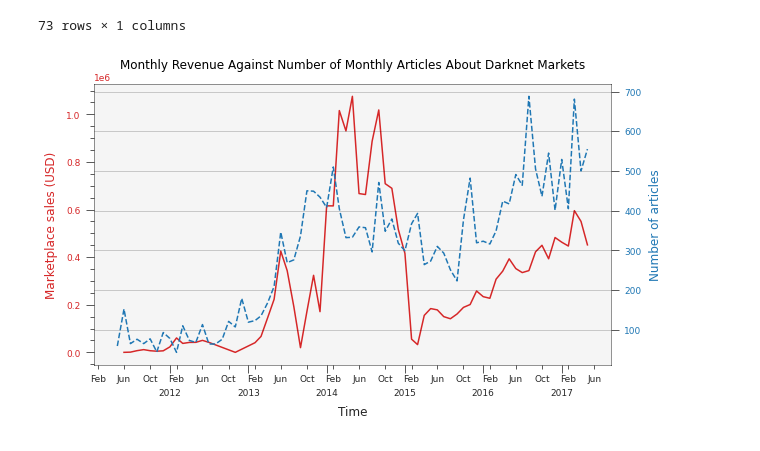
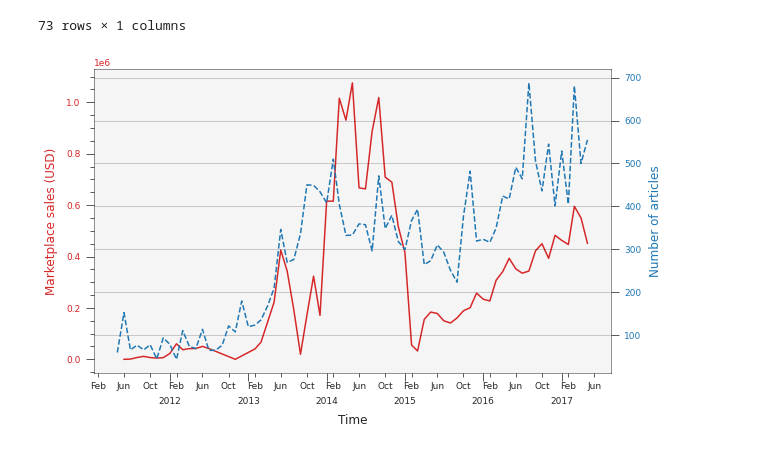
Before and after one commit to x0rz3q/WM0824TU, a Jupyter notebook: src/deliverable3/RQ1.ipynb, the cells around one changed output. Drawn from its saved outputs; the diff is of its cells as text; code cells hidden in the pictures.

```diff
--- a/src/deliverable3/RQ1.ipynb
+++ b/src/deliverable3/RQ1.ipynb
@@ -195,37 +195,37 @@ ax1.plot(x1, y1, color=color)
 ax1.tick_params(axis='y', labelcolor=color)
 ax1.set_facecolor('#f5f5f5')
 plt.grid()
-ax1.set_title("Monthly Revenue Against Number of Monthly Articles About Darknet Markets")
+# ax1.set_title("Monthly Revenue Against Number of Monthly Articles About Darknet Markets")
 
 
 ax2 = ax1.twinx()  # instantiate a second axes that shares the same x-axis
 x2 = df_media_bymonth.index
 y2 = df_media_bymonth['count']
 color = 'tab:blue'
 ax2.set_ylabel('Number of articles', color=color)  # we already handled the x-label with ax1
 ax2.plot(x2, y2, color=color, linestyle='dashed')
 ax2.tick_params(axis='y', labelcolor=color)
 
 # ax1.vlines(x=pd.to_datetime('October 2013'), ymin=min(y1), ymax=max(y1), linestyles='dashed', colors=['orange'])
 # ax1.text(pd.to_datetime('August 2013'), max(y1)-max(y1)/4, 'SR1 take-down', rotation=90, va='center', color='orange')
 # ax1.vlines(x=pd.to_datetime('November 6 2014'), ymin=min(y1), ymax=max(y1), linestyles='dashed', colors=['orange'])
 # ax1.text(pd.to_datetime('December 2014'), max(y1)-max(y1)/4, 'Operation Onymous', rotation=90, va='center', color='orange')
 
 # set major ticks location every day
 ax1.xaxis.set_major_locator(mdates.YearLocator())
 # set major ticks format
 ax1.xaxis.set_major_formatter(mdates.DateFormatter('\n%Y'))
 # set minor ticks location every two hours
 ax1.xaxis.set_minor_locator(mdates.MonthLocator(interval=4))
 # set minor ticks format
 ax1.xaxis.set_minor_formatter(mdates.DateFormatter('%b'))
 
 fig.tight_layout()  # otherwise the right y-label is slightly clipped
 fig.set_size_inches(10, 6)
 plt.savefig('articles_vs_revenue.pdf')
 plt.show()
 # %% [output]
-[figure, old version]
+[figure, new version]
 # %%
 def render(nextmonth=False):
     df1 = df_rev_bymonth.copy()
```
Also changed, not shown: parts of 2 cells of this notebook.
